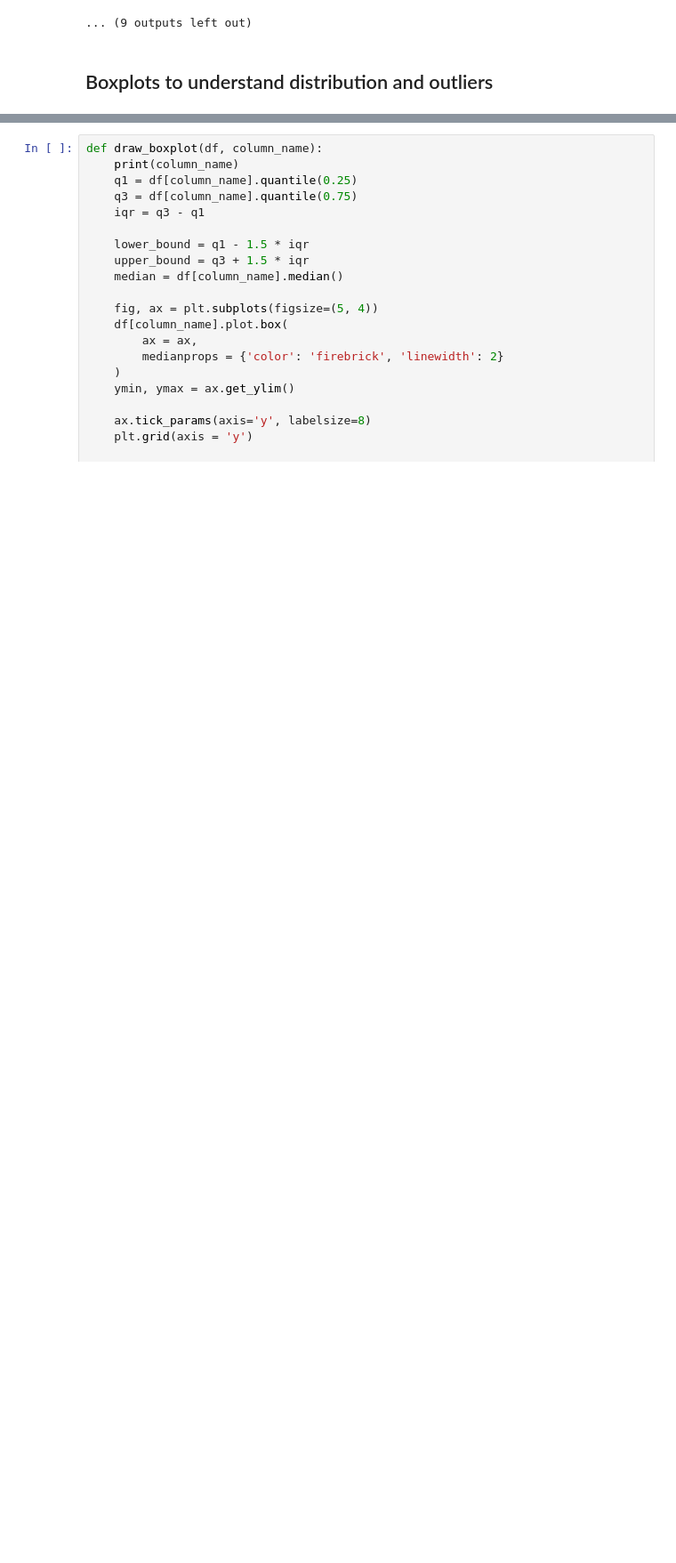
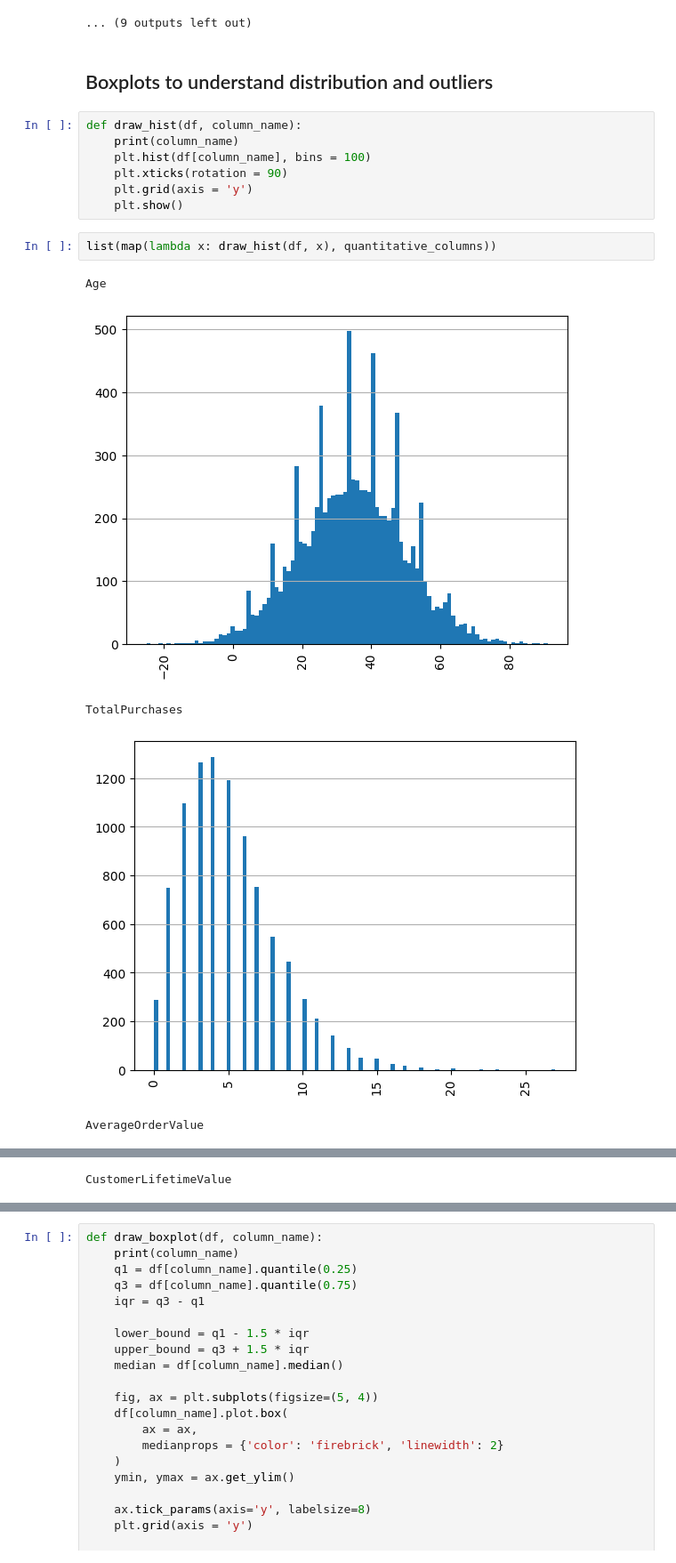
Before and after one commit to PSU-DAAN822-FA25-Group4/data-collection, a Jupyter notebook: analysis.ipynb, the cells around one changed output, grey strips where cells are left out. Shown at 89% size. Drawn from its saved outputs; the diff is of its cells as text; blank space fills up the shorter version.

Commit message:
histograms

```diff
--- a/analysis.ipynb
+++ b/analysis.ipynb
@@ -201,3 +201,18 @@ SecondFavoriteCategory
 ... (9 outputs left out)
 # %% [markdown]
 ## Boxplots to understand distribution and outliers
+# %%
+def draw_hist(df, column_name):
+    print(column_name)
+    plt.hist(df[column_name], bins = 100)
+    plt.xticks(rotation = 90)
+    plt.grid(axis = 'y')
+    plt.show()
+# %%
+list(map(lambda x: draw_hist(df, x), quantitative_columns))
+# %% [output]
+Age
+[figure, added]
+TotalPurchases
+[figure, added]
+AverageOrderValue
@@ -203,0 +220 @@ SecondFavoriteCategory
+CustomerLifetimeValue
```
Also changed, not shown: parts of 1 cell of this notebook.
